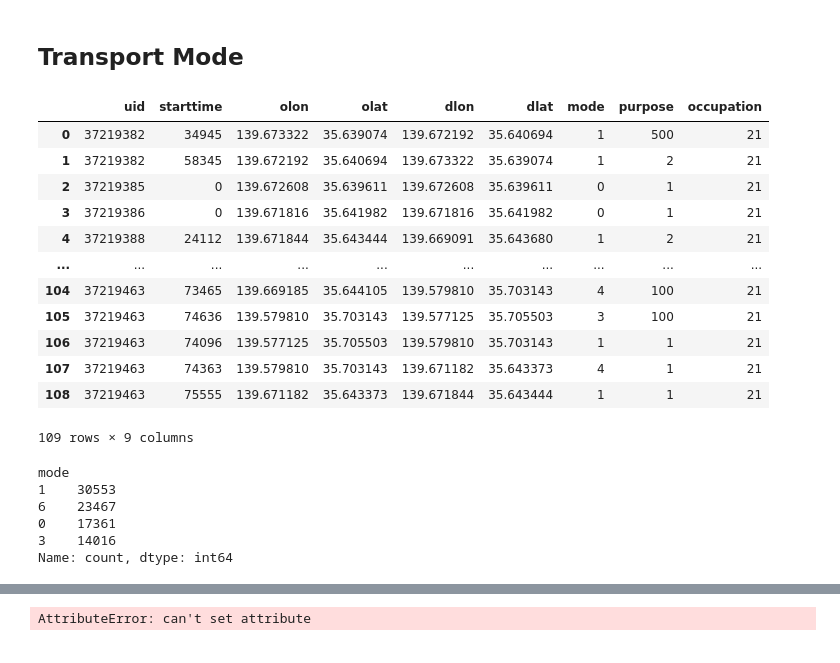
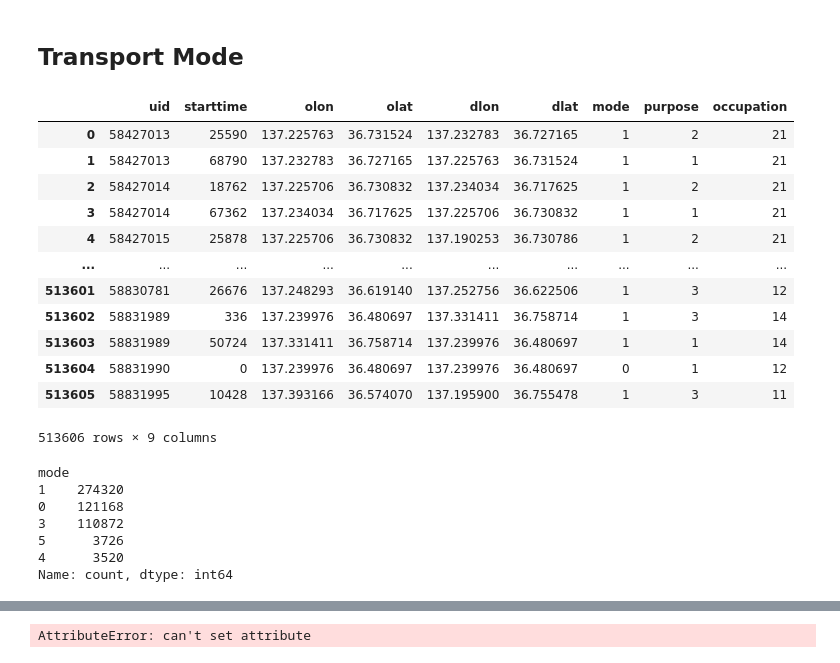
Before and after one commit to sekilab/Pseudo-PFLOW, a Jupyter notebook: target/classes/scripts/Evaluate_Activity.ipynb, the cells around one changed output, grey strips where cells are left out. Cells and saved outputs as stored; diff of their text form; code cells hidden in the pictures.

```diff
--- a/target/classes/scripts/Evaluate_Activity.ipynb
+++ b/target/classes/scripts/Evaluate_Activity.ipynb
@@ -214,30 +216,31 @@ out / pop, trips / pop
 # %%
 walk, bike, car, train = 0, 0, 0, 0
 
-trip = pd.read_csv('/home/mdxuser/Data/PseudoPFLOW/Trip/13/trip_13112.csv', names=['uid', 'starttime', 'olon', 'olat', 'dlon', 'dlat', 'mode', 'purpose', 'occupation'])
+trip = pd.read_csv('/home/mdxuser/Data/PseudoPFLOW/trip/48/trip_16201.csv', names=['uid', 'starttime', 'olon', 'olat', 'dlon', 'dlat', 'mode', 'purpose', 'occupation'])
 trip
 # %% [output]
 |  | uid | starttime | olon | olat | dlon | dlat | mode | purpose | occupation |
-| 0 | 37219382 | 34945 | 139.673322 | 35.639074 | 139.672192 | 35.640694 | 1 | 500 | 21 |
-| 1 | 37219382 | 58345 | 139.672192 | 35.640694 | 139.673322 | 35.639074 | 1 | 2 | 21 |
-| 2 | 37219385 | 0 | 139.672608 | 35.639611 | 139.672608 | 35.639611 | 0 | 1 | 21 |
-| 3 | 37219386 | 0 | 139.671816 | 35.641982 | 139.671816 | 35.641982 | 0 | 1 | 21 |
-| 4 | 37219388 | 24112 | 139.671844 | 35.643444 | 139.669091 | 35.643680 | 1 | 2 | 21 |
+| 0 | 58427013 | 25590 | 137.225763 | 36.731524 | 137.232783 | 36.727165 | 1 | 2 | 21 |
+| 1 | 58427013 | 68790 | 137.232783 | 36.727165 | 137.225763 | 36.731524 | 1 | 1 | 21 |
+| 2 | 58427014 | 18762 | 137.225706 | 36.730832 | 137.234034 | 36.717625 | 1 | 2 | 21 |
+| 3 | 58427014 | 67362 | 137.234034 | 36.717625 | 137.225706 | 36.730832 | 1 | 1 | 21 |
+| 4 | 58427015 | 25878 | 137.225706 | 36.730832 | 137.190253 | 36.730786 | 1 | 2 | 21 |
 | ... | ... | ... | ... | ... | ... | ... | ... | ... | ... |
-| 104 | 37219463 | 73465 | 139.669185 | 35.644105 | 139.579810 | 35.703143 | 4 | 100 | 21 |
-| 105 | 37219463 | 74636 | 139.579810 | 35.703143 | 139.577125 | 35.705503 | 3 | 100 | 21 |
-| 106 | 37219463 | 74096 | 139.577125 | 35.705503 | 139.579810 | 35.703143 | 1 | 1 | 21 |
-| 107 | 37219463 | 74363 | 139.579810 | 35.703143 | 139.671182 | 35.643373 | 4 | 1 | 21 |
-| 108 | 37219463 | 75555 | 139.671182 | 35.643373 | 139.671844 | 35.643444 | 1 | 1 | 21 |
+| 513601 | 58830781 | 26676 | 137.248293 | 36.619140 | 137.252756 | 36.622506 | 1 | 3 | 12 |
+| 513602 | 58831989 | 336 | 137.239976 | 36.480697 | 137.331411 | 36.758714 | 1 | 3 | 14 |
+| 513603 | 58831989 | 50724 | 137.331411 | 36.758714 | 137.239976 | 36.480697 | 1 | 1 | 14 |
+| 513604 | 58831990 | 0 | 137.239976 | 36.480697 | 137.239976 | 36.480697 | 0 | 1 | 12 |
+| 513605 | 58831995 | 10428 | 137.393166 | 36.574070 | 137.195900 | 36.755478 | 1 | 3 | 11 |
-109 rows × 9 columns
+513606 rows × 9 columns
 # %%
 trip['mode'].value_counts()
 # %% [output]
 mode
-1    30553
-6    23467
-0    17361
-3    14016
+1    274320
+0    121168
+3    110872
+5      3726
+4      3520
 Name: count, dtype: int64
 # %%
 trip = pd.read_csv('/home/mdxuser/Data/PseudoPFLOW/trip/48/trip_13101.csv', names=['uid', 'starttime', 'olon', 'olat', 'dlon', 'dlat', 'mode', 'purpose', 'occupation'])
```
Also changed, not shown: parts of 10 cells of this notebook, 30 other files.
